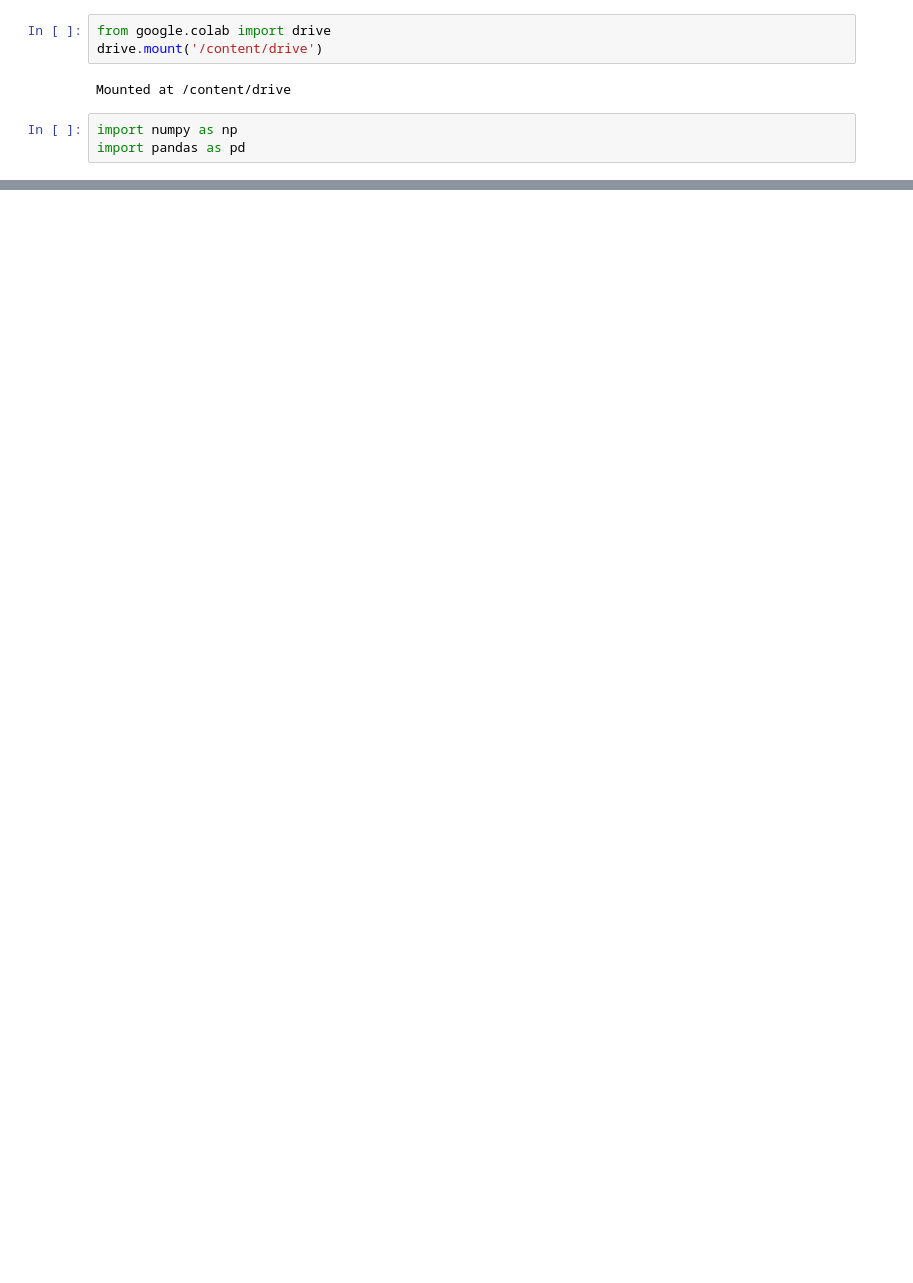
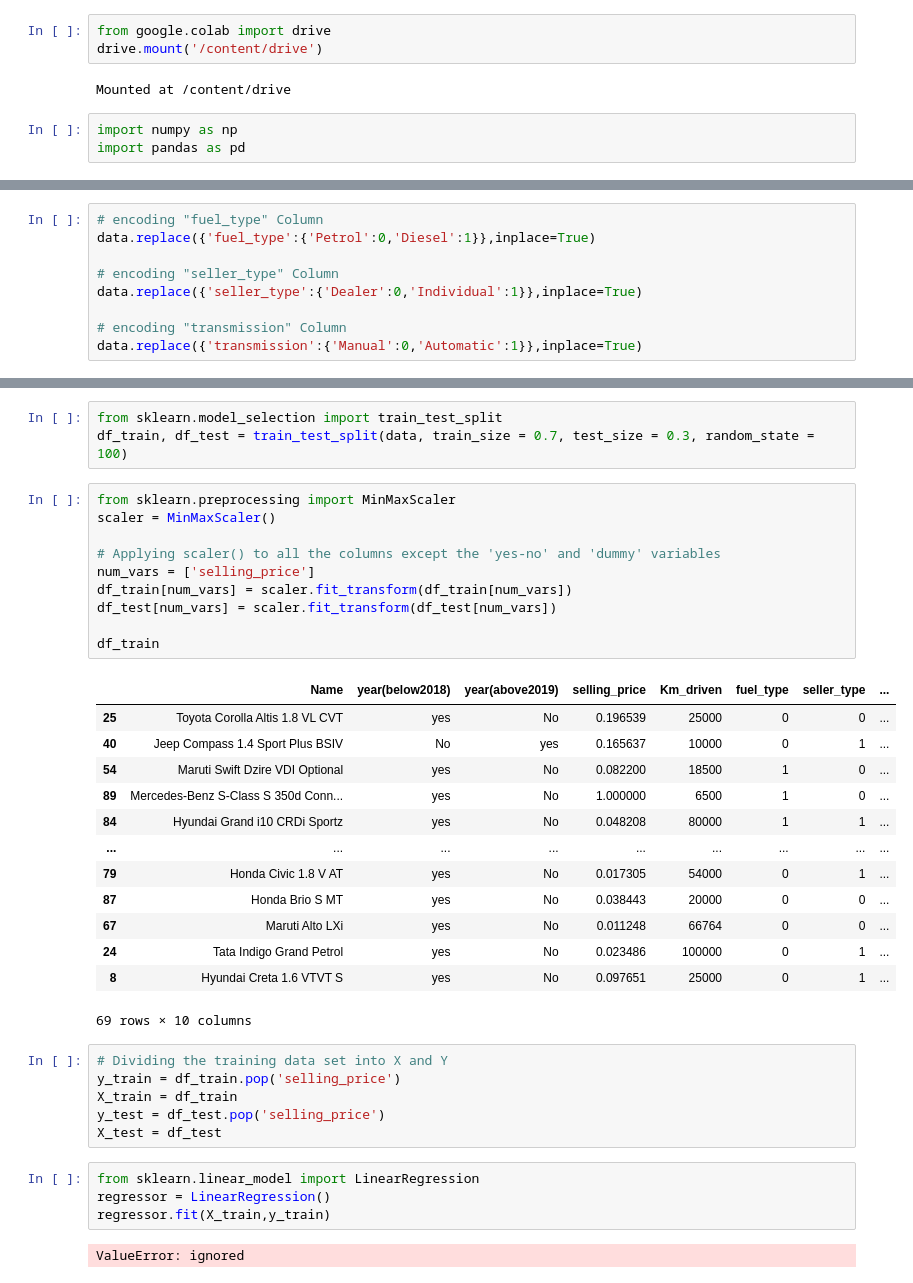
Before and after one commit to anudeeplo3/..2205a42L03, a Jupyter notebook: Untitled6.ipynb, the cells around one changed output, grey strips where cells are left out. Drawn from its saved outputs; the diff is of its cells as text; blank space fills up the shorter version.

```diff
--- a/Untitled6.ipynb
+++ b/Untitled6.ipynb
@@ -92,0 +146,9 @@ housing
+# %%
+# encoding "fuel_type" Column
+data.replace({'fuel_type':{'Petrol':0,'Diesel':1}},inplace=True)
+
+# encoding "seller_type" Column
+data.replace({'seller_type':{'Dealer':0,'Individual':1}},inplace=True)
+
+# encoding "transmission" Column
+data.replace({'transmission':{'Manual':0,'Automatic':1}},inplace=True)
@@ -92,0 +164,39 @@ housing
+# %%
+from sklearn.model_selection import train_test_split
+df_train, df_test = train_test_split(data, train_size = 0.7, test_size = 0.3, random_state = 100)
+# %%
+from sklearn.preprocessing import MinMaxScaler
+scaler = MinMaxScaler()
+
+# Applying scaler() to all the columns except the 'yes-no' and 'dummy' variables
+num_vars = ['selling_price']
+df_train[num_vars] = scaler.fit_transform(df_train[num_vars])
+df_test[num_vars] = scaler.fit_transform(df_test[num_vars])
+
+df_train
+# %% [output]
+|  | Name | year(below2018) | year(above2019) | selling_price | Km_driven | fuel_type | seller_type | ... |
+| 25 | Toyota Corolla Altis 1.8 VL CVT | yes | No | 0.196539 | 25000 | 0 | 0 | ... |
+| 40 | Jeep Compass 1.4 Sport Plus BSIV | No | yes | 0.165637 | 10000 | 0 | 1 | ... |
+| 54 | Maruti Swift Dzire VDI Optional | yes | No | 0.082200 | 18500 | 1 | 0 | ... |
+| 89 | Mercedes-Benz S-Class S 350d Conn... | yes | No | 1.000000 | 6500 | 1 | 0 | ... |
+| 84 | Hyundai Grand i10 CRDi Sportz | yes | No | 0.048208 | 80000 | 1 | 1 | ... |
+| ... | ... | ... | ... | ... | ... | ... | ... | ... |
+| 79 | Honda Civic 1.8 V AT | yes | No | 0.017305 | 54000 | 0 | 1 | ... |
+| 87 | Honda Brio S MT | yes | No | 0.038443 | 20000 | 0 | 0 | ... |
+| 67 | Maruti Alto LXi | yes | No | 0.011248 | 66764 | 0 | 0 | ... |
+| 24 | Tata Indigo Grand Petrol | yes | No | 0.023486 | 100000 | 0 | 1 | ... |
+| 8 | Hyundai Creta 1.6 VTVT S | yes | No | 0.097651 | 25000 | 0 | 1 | ... |
+69 rows × 10 columns
+# %%
+# Dividing the training data set into X and Y
+y_train = df_train.pop('selling_price')
+X_train = df_train
+y_test = df_test.pop('selling_price')
+X_test = df_test
+# %%
+from sklearn.linear_model import LinearRegression
+regressor = LinearRegression()
+regressor.fit(X_train,y_train)
+# %% [output]
+ValueError: ignored
```
Also changed, not shown: parts of 12 cells of this notebook.
